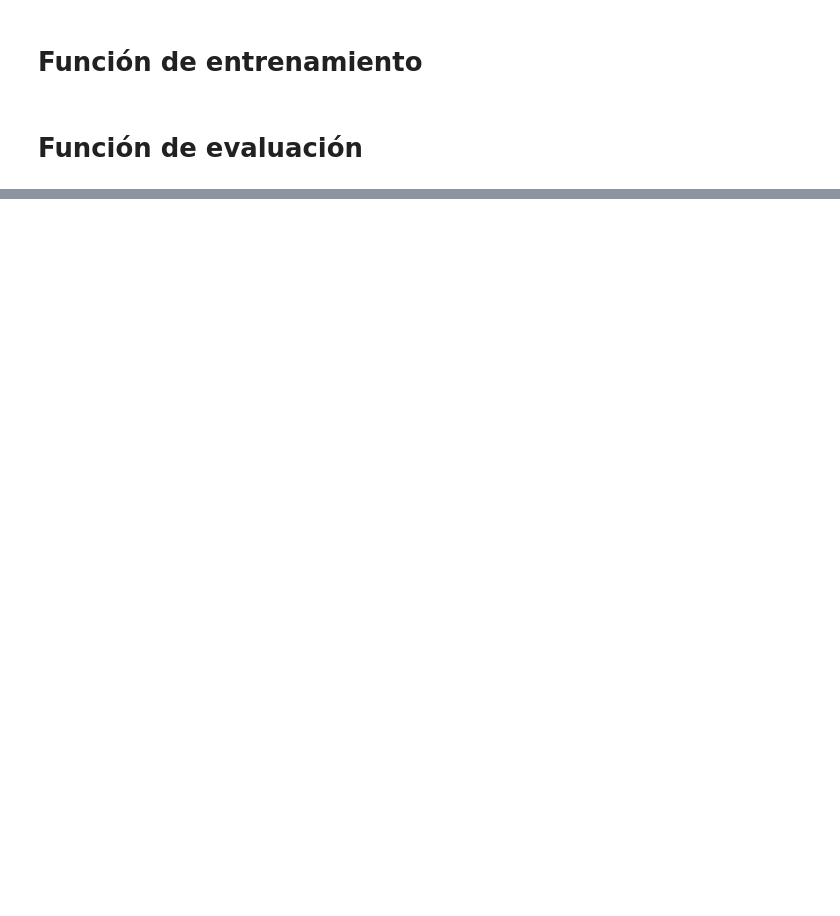
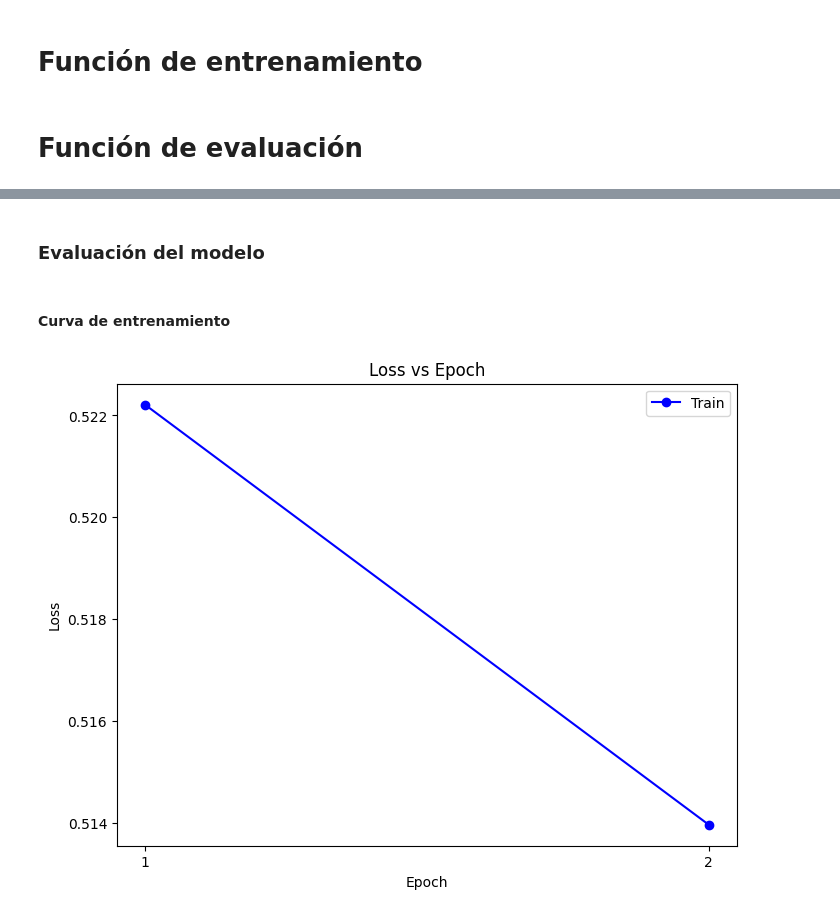
Before and after one commit to rijegaro287/Proyecto_3_IRP, a Jupyter notebook: Experimento 1/experimento_1.ipynb, the cells around one changed output, grey strips where cells are left out. Saved outputs shown, nothing was run; the diff lists cells and outputs as text; code cells hidden in the pictures; blank space fills up the shorter version.

Commit message:
Autoencoder

```diff
--- a/Experimento 1/experimento_1.ipynb
+++ b/Experimento 1/experimento_1.ipynb
@@ -385,14 +359,0 @@ test_dataloader_1 = DataLoader(
-# %%
-train_metrics = []
-test_metrics = []
-
-start_time = time.time()
-for epoch in range(epochs):
-    print(f'--------------------------- Epoch {epoch+1} ---------------------------\n')
-    train_loss = train(train_dataloader_1, model_1, loss_fn, optimizer)
-    test_loss = test(test_dataloader_1, model_1, loss_fn)
-
-    compute_metrics(train_metrics, test_metrics, train_loss, test_loss)
-
-end_time = time.time()
-print(f'Training time: {(end_time - start_time)/60:>0.3f} minutes')
@@ -539,0 +474,5 @@ show_auroc_plot(train_roc_fpr, train_roc_tpr, train_auroc, test_roc_fpr, test_ro
+# %%
+batch_size = 32
+learning_rate = 1e-3
+momentum = 0.2
+epochs = 2
@@ -539,0 +483,8 @@ show_auroc_plot(train_roc_fpr, train_roc_tpr, train_auroc, test_roc_fpr, test_ro
+# %%
+autoencoder_model_1 = Autoencoder().to(device)
+
+loss_fn = nn.MSELoss()
+optimizer = torch.optim.SGD(autoencoder_model_1.parameters(), lr=learning_rate, momentum=momentum)
+
+autoencoder_dataloader_1 = DataLoader(
+    train_dataset_1, batch_size=batch_size, shuffle=True)
@@ -539,0 +493,11 @@ show_auroc_plot(train_roc_fpr, train_roc_tpr, train_auroc, test_roc_fpr, test_ro
+# %%
+train_loss = []
+
+start_time = time.time()
+for epoch in range(epochs):
+    print(f'--------------------------- Epoch {epoch+1} ---------------------------\n')
+    epoch_loss = train(autoencoder_dataloader_1, autoencoder_model_1, loss_fn, optimizer, unsupervised=True)
+    train_loss.append(epoch_loss)
+
+end_time = time.time()
+print(f'Training time: {(end_time - start_time)/60:>0.3f} minutes')
@@ -539,0 +525,9 @@ show_auroc_plot(train_roc_fpr, train_roc_tpr, train_auroc, test_roc_fpr, test_ro
+# %% [markdown]
+### Evaluación del modelo
+# %% [markdown]
+#### Curva de entrenamiento
+# %%
+epoch_list = [epoch+1 for epoch in range(epochs)]
+show_learning_curve(train_loss, epoch_list=epoch_list)
+# %% [output]
+[figure, added]
```
Also changed, not shown: parts of 43 cells of this notebook.
